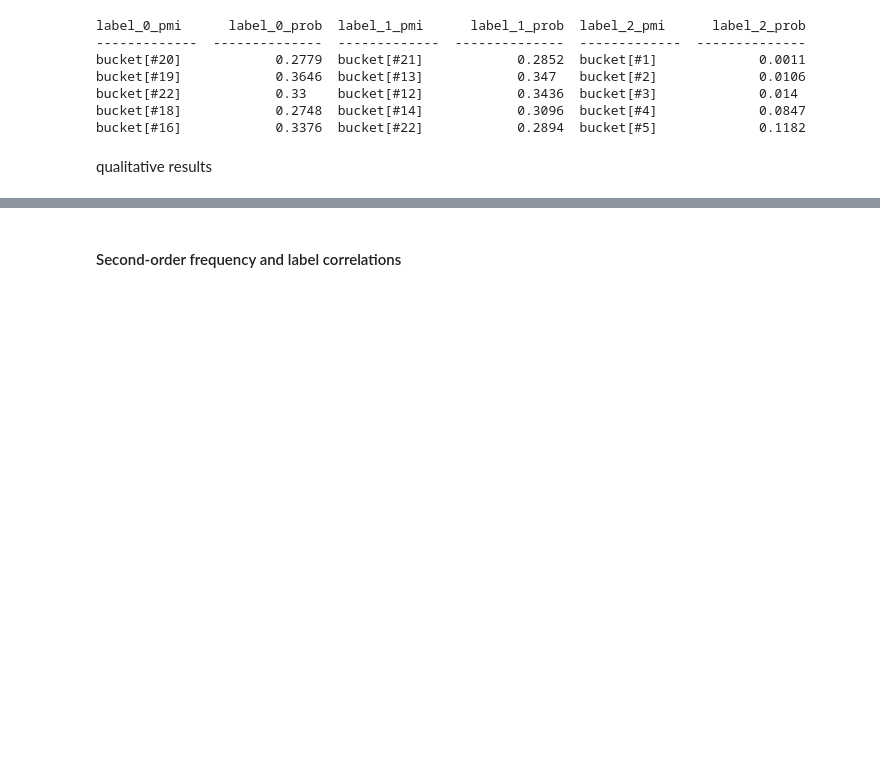
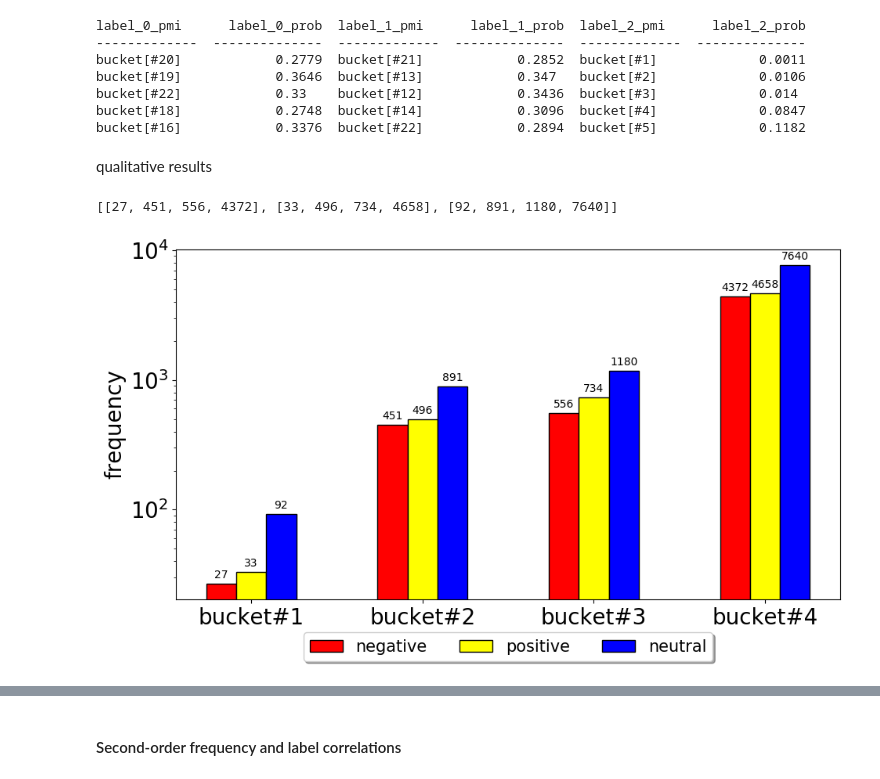
Before and after one commit to frankaging/limits-cross-domain-transfer, a Jupyter notebook: code/high_order_frequency_analyses.ipynb, the cells around one changed output, grey strips where cells are left out. Cells and saved outputs as stored; diff of their text form; code cells hidden in the pictures; blank space fills up the shorter version.

```diff
--- a/code/high_order_frequency_analyses.ipynb
+++ b/code/high_order_frequency_analyses.ipynb
@@ -271,6 +271,67 @@ bucket[#18]            0.2748  bucket[#14]            0.3096  bucket[#4]
 bucket[#16]            0.3376  bucket[#22]            0.2894  bucket[#5]             0.1182
 # %% [markdown]
 qualitative results
+# %%
+import matplotlib
+import matplotlib.pyplot as plt
+plt.rcParams["font.family"] = "Times New Roman"
+plt.style.use("default")
+font = {'family' : 'Times New Roman',
+        'size'   : 20}
+plt.rc('font', **font)
+
+count_to_display = 4
+groupby_names = [f"bucket#{i+1}" for i in range(0, count_to_display)]
+from itertools import groupby
+counts_all = []
+for k, v in label_token_freq_bucket_map.items():
+    counter_k = collections.Counter(label_token_freq_bucket_map[k])
+    counts = []
+    for i in range(1, count_to_display+1):
+        counts.append(counter_k[i])
+    counts_all.append(counts)
+groups = counts_all
+group_names = ['negative', 'positive', 'neutral']
+
+x = np.array([0, 2, 4, 6])  # the label
+width = 0.35  # the width of the bars
+
+fig, ax = plt.subplots(figsize=(10,6))
+rects1 = ax.bar(x - width, groups[0], width, label=group_names[0], edgecolor='black', color="red")
+rects2 = ax.bar(x, groups[1], width, label=group_names[1], edgecolor='black', color="yellow")
+rects3 = ax.bar(x + width, groups[2], width, label=group_names[2], edgecolor='black', color="blue")
+
+# Add some text for labels, title and custom x-axis tick labels, etc.
+ax.set_ylabel('frequency')
+ax.set_yscale('log')
+ax.set_xticks(x)
+ax.set_xticklabels(groupby_names)
+ax.legend(loc='lower center', bbox_to_anchor=(0.5, -0.2),
+      ncol=3, fancybox=True, shadow=True, fontsize=15)
+
+def autolabel(rects):
+    """Attach a text label above each bar in *rects*, displaying its height."""
+    for rect in rects:
+        height = rect.get_height()
+        ax.annotate('{:.0f}'.format(height),
+                    xy=(rect.get_x() + rect.get_width() / 2, height),
+                    xytext=(0, 3),  # 3 points vertical offset
+                    textcoords="offset points",
+                    ha='center', va='bottom', fontsize=10)
+
+autolabel(rects1)
+autolabel(rects2)
+autolabel(rects3)
+
+fig.tight_layout()
+
+# plt.title("", fontsize=15, pad=10)
+
+# plt.ylim(0,1)
+plt.show()
+# %% [output]
+[[27, 451, 556, 4372], [33, 496, 734, 4658], [92, 891, 1180, 7640]]
+[figure, added]
 # %%
 fig = plt.figure(figsize=(8,6))
 ax = fig.add_subplot(111)
```
Also changed, not shown: parts of 2 cells of this notebook, 3 other files.
